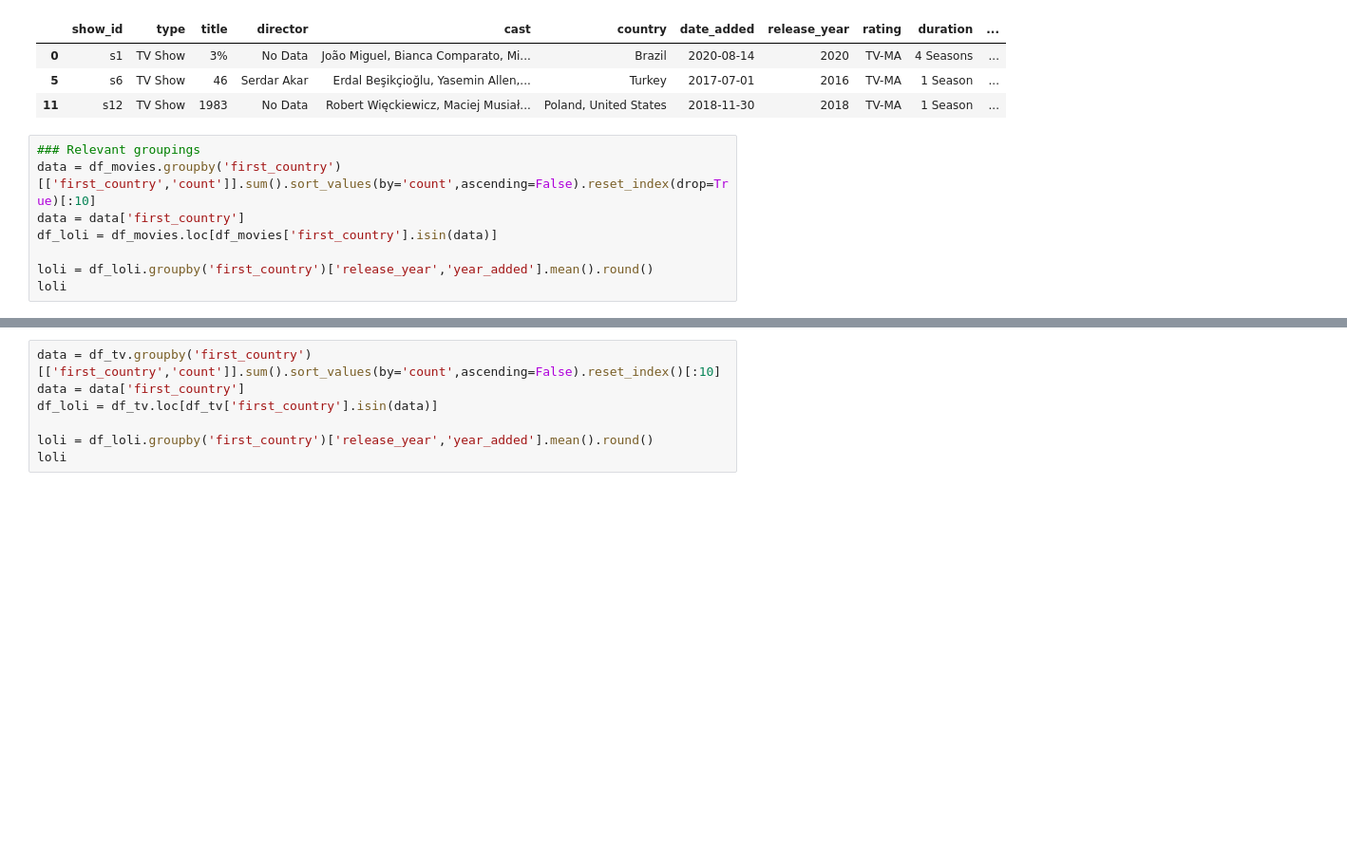
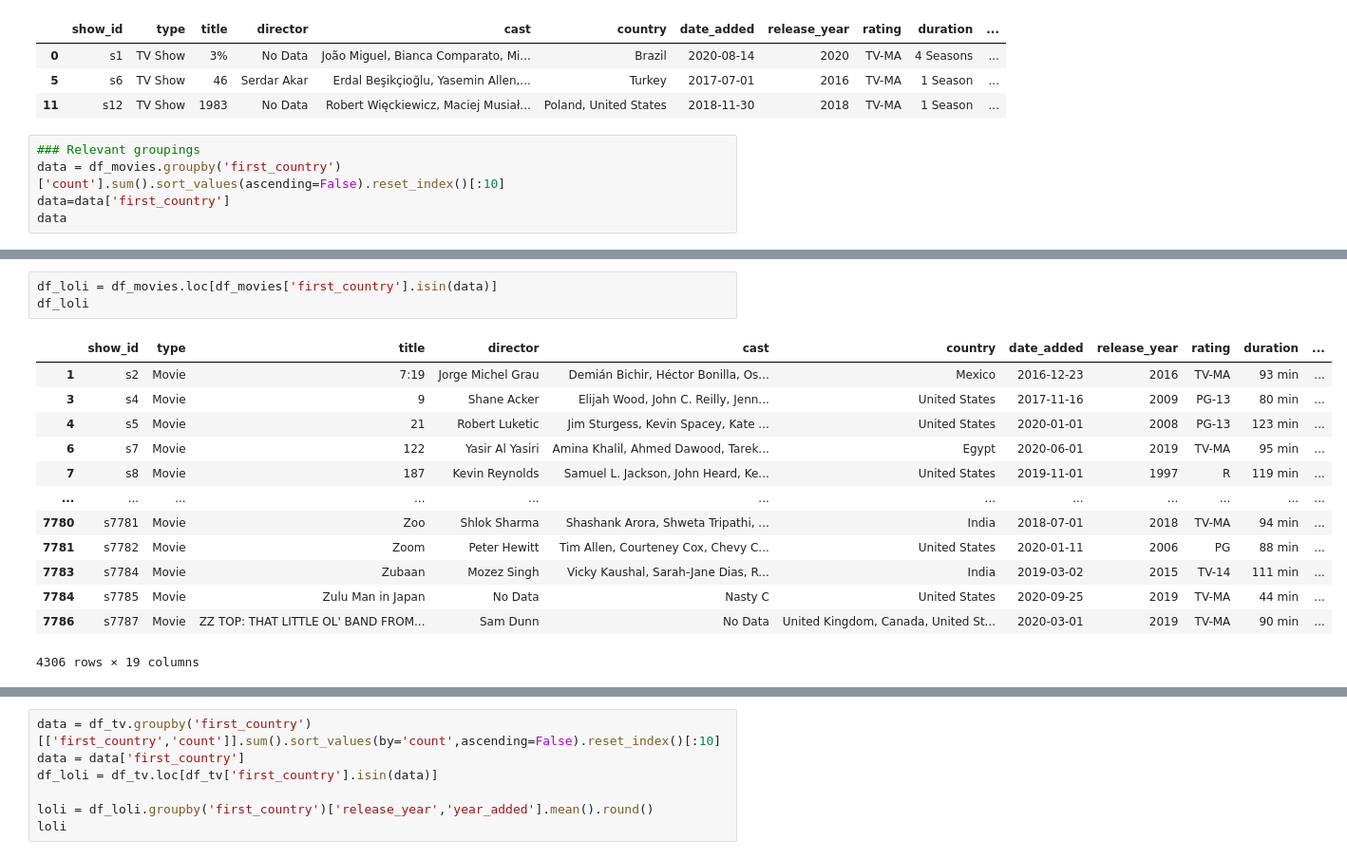
Before and after one commit to cagBRT/Intro-to-Programming-with-Python, a Jupyter notebook: I5b_Intermediate_MatPlotLib_2.ipynb, the cells around one changed output, grey strips where cells are left out. Shown at 95% size. Drawn from its saved outputs; the diff is of its cells as text; blank space fills up the shorter version.

```diff
--- a/I5b_Intermediate_MatPlotLib_2.ipynb
+++ b/I5b_Intermediate_MatPlotLib_2.ipynb
@@ -1000,10 +1000,7 @@ df_tv.head(3)
 | 11 | s12 | TV Show | 1983 | No Data | Robert Więckiewicz, Maciej Musiał... | Poland, United States | 2018-11-30 | 2018 | TV-MA | 1 Season | ... |
 # %%
 ### Relevant groupings
-data = df_movies.groupby('first_country')[['first_country','count']].sum().sort_values(by='count',ascending=False).reset_index(drop=True)[:10]
-data = data['first_country']
-df_loli = df_movies.loc[df_movies['first_country'].isin(data)]
-
-loli = df_loli.groupby('first_country')['release_year','year_added'].mean().round()
-loli
+data = df_movies.groupby('first_country')['count'].sum().sort_values(ascending=False).reset_index()[:10]
+data=data['first_country']
+data
 # %% [output]
@@ -1010,0 +1018,17 @@ ValueError: Cannot subset columns with a tuple with more than one element. Use a
+# %%
+df_loli = df_movies.loc[df_movies['first_country'].isin(data)]
+df_loli
+# %% [output]
+|  | show_id | type | title | director | cast | country | date_added | release_year | rating | duration | ... |
+| 1 | s2 | Movie | 7:19 | Jorge Michel Grau | Demián Bichir, Héctor Bonilla, Os... | Mexico | 2016-12-23 | 2016 | TV-MA | 93 min | ... |
+| 3 | s4 | Movie | 9 | Shane Acker | Elijah Wood, John C. Reilly, Jenn... | United States | 2017-11-16 | 2009 | PG-13 | 80 min | ... |
+| 4 | s5 | Movie | 21 | Robert Luketic | Jim Sturgess, Kevin Spacey, Kate ... | United States | 2020-01-01 | 2008 | PG-13 | 123 min | ... |
+| 6 | s7 | Movie | 122 | Yasir Al Yasiri | Amina Khalil, Ahmed Dawood, Tarek... | Egypt | 2020-06-01 | 2019 | TV-MA | 95 min | ... |
+| 7 | s8 | Movie | 187 | Kevin Reynolds | Samuel L. Jackson, John Heard, Ke... | United States | 2019-11-01 | 1997 | R | 119 min | ... |
+| ... | ... | ... | ... | ... | ... | ... | ... | ... | ... | ... | ... |
+| 7780 | s7781 | Movie | Zoo | Shlok Sharma | Shashank Arora, Shweta Tripathi, ... | India | 2018-07-01 | 2018 | TV-MA | 94 min | ... |
+| 7781 | s7782 | Movie | Zoom | Peter Hewitt | Tim Allen, Courteney Cox, Chevy C... | United States | 2020-01-11 | 2006 | PG | 88 min | ... |
+| 7783 | s7784 | Movie | Zubaan | Mozez Singh | Vicky Kaushal, Sarah-Jane Dias, R... | India | 2019-03-02 | 2015 | TV-14 | 111 min | ... |
+| 7784 | s7785 | Movie | Zulu Man in Japan | No Data | Nasty C | United States | 2020-09-25 | 2019 | TV-MA | 44 min | ... |
+| 7786 | s7787 | Movie | ZZ TOP: THAT LITTLE OL' BAND FROM... | Sam Dunn | No Data | United Kingdom, Canada, United St... | 2020-03-01 | 2019 | TV-MA | 90 min | ... |
+4306 rows × 19 columns
```
Also changed, not shown: parts of 4 cells of this notebook.
